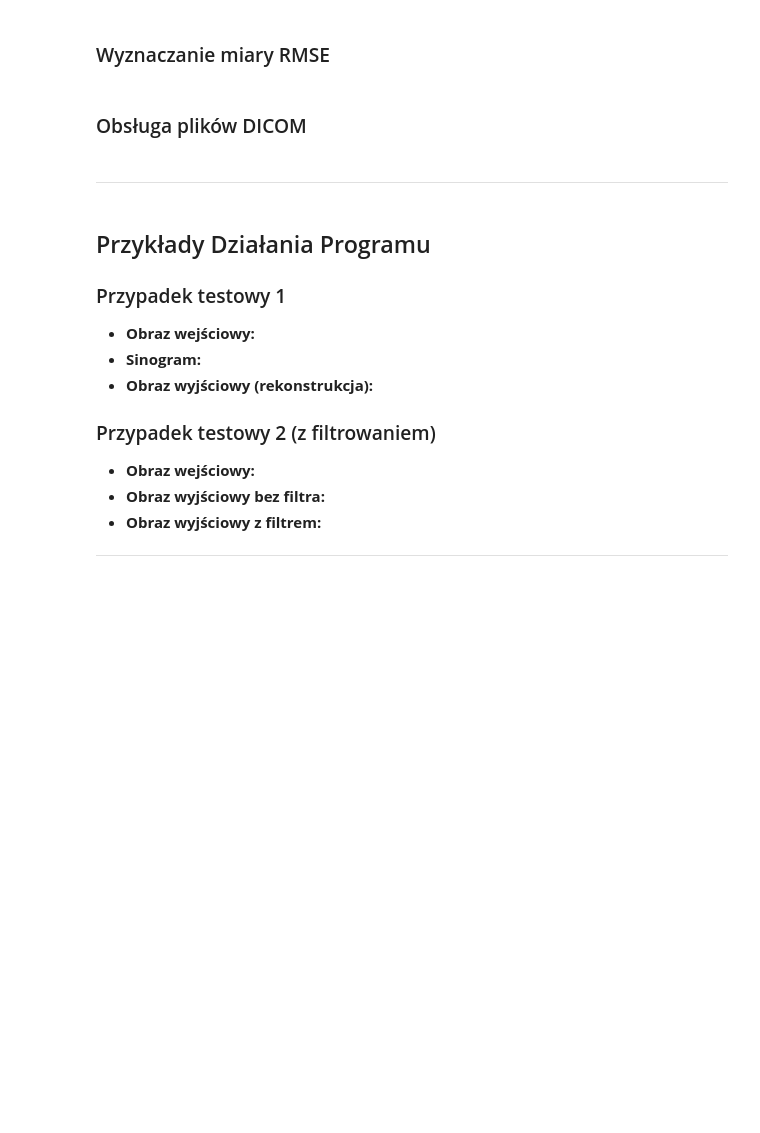
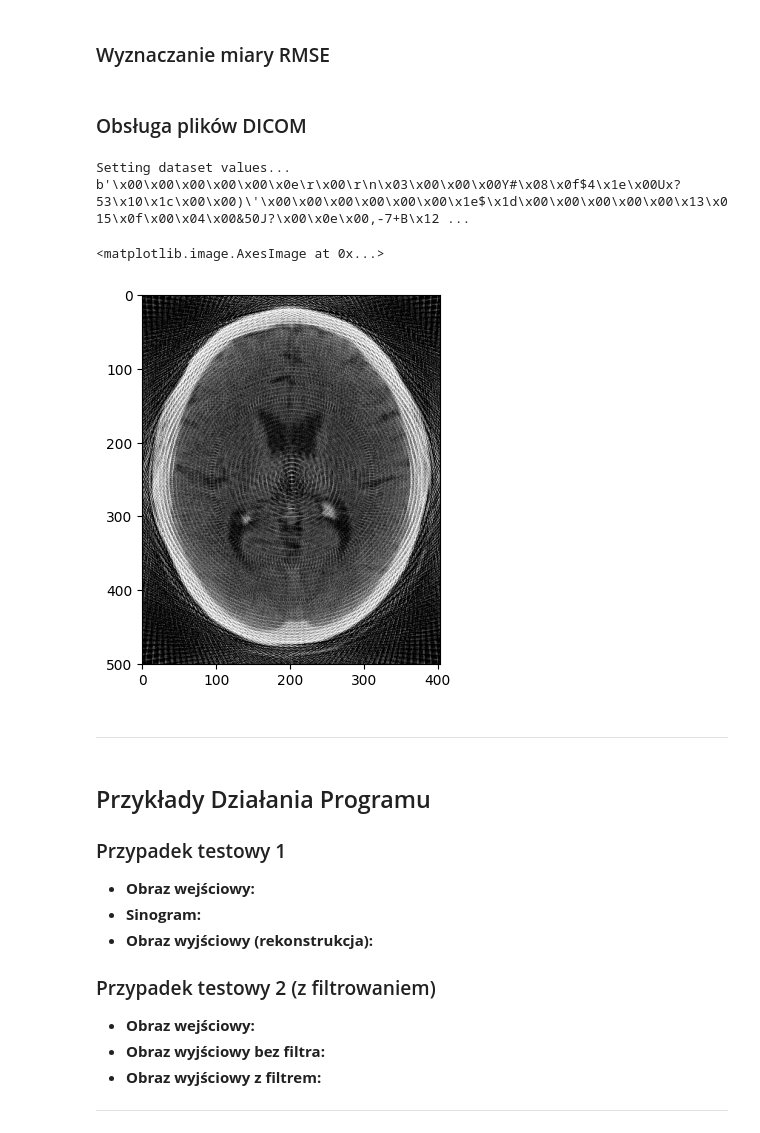
Before and after one commit to viatrix17/Symulacja-Tomografu, a Jupyter notebook: symulacja_tomografu.ipynb, the cells around one changed output. Cells and saved outputs as stored; diff of their text form; code cells hidden in the pictures; blank space fills up the shorter version.

```diff
--- a/symulacja_tomografu.ipynb
+++ b/symulacja_tomografu.ipynb
@@ -356,41 +321,46 @@ from pathlib import Path
 import tempfile
 
 print("Setting dataset values...")
-tosave = result_filtered.astype(np.uint8).tobytes()
+tosave = filtered_output.astype(np.uint8).tobytes()
 
 print(tosave)
 ds = Dataset()
 #ds.TotalPixelMatrixRows = result_filtered.size[1]
 #ds.TotalPixelMatrixColumns = result_filtered.shape[0]
-ds.Rows = result_filtered.shape[0]
-ds.Columns = result_filtered.shape[1]
+ds.Rows = filtered_output.shape[0]
+ds.Columns = filtered_output.shape[1]
 #ds.NumberOfFrames = result_filtered.shape[1]
 
 ds.SamplesPerPixel = 1
 ds.BitsAllocated = 8
 ds.BitsStored = 8
 ds.HighBit = 7
 ds.PixelRepresentation = 0
 ds.PhotometricInterpretation = 'RGB'
 
 
 ds.PixelData = tosave
 # jawna konwersja z8 do 16 a potem tobytes
 
 print("Setting file meta information...")
 # Populate required values for file meta information
 file_meta = FileMetaDataset()
 file_meta.MediaStorageSOPClassUID = UID("1.2.840.10008.5.1.4.1.1.2")
 file_meta.MediaStorageSOPInstanceUID = UID("1.2.3")
 file_meta.ImplementationClassUID = UID("1.2.3.4")
 file_meta.TransferSyntaxUID = ExplicitVRLittleEndian
 
 # Add the file meta information
 ds.file_meta = file_meta
 ds.save_as('./result.dcm', write_like_original=False)
 ds = pydicom.dcmread('result.dcm')
 
 plt.imshow(ds.pixel_array,cmap=plt.cm.Greys_r)
+# %% [output]
+Setting dataset values...
+b'\x00\x00\x00\x00\x00\x0e\r\x00\r\n\x03\x00\x00\x00Y#\x08\x0f$4\x1e\x00Ux?53\x10\x1c\x00\x00)\'\x00\x00\x00\x00\x00\x00\x1e$\x1d\x00\x00\x00\x00\x00\x13\x015\x0f\x00\x04\x00&50J?\x00\x0e\x00,-7+B\x12 ...
+<matplotlib.image.AxesImage at 0x...>
+[figure, added]
 # %% [markdown]
 ---
 # %% [markdown]
```
Also changed, not shown: parts of 32 cells of this notebook.
